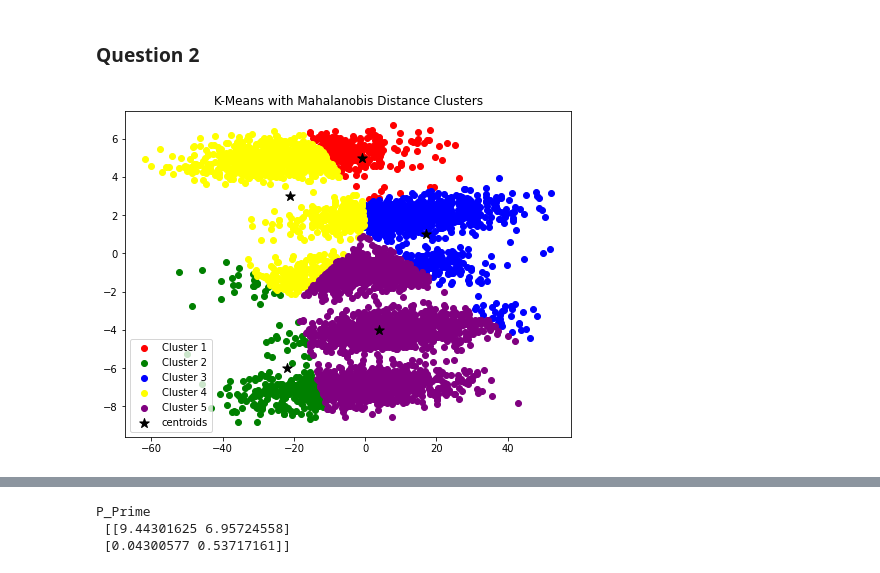
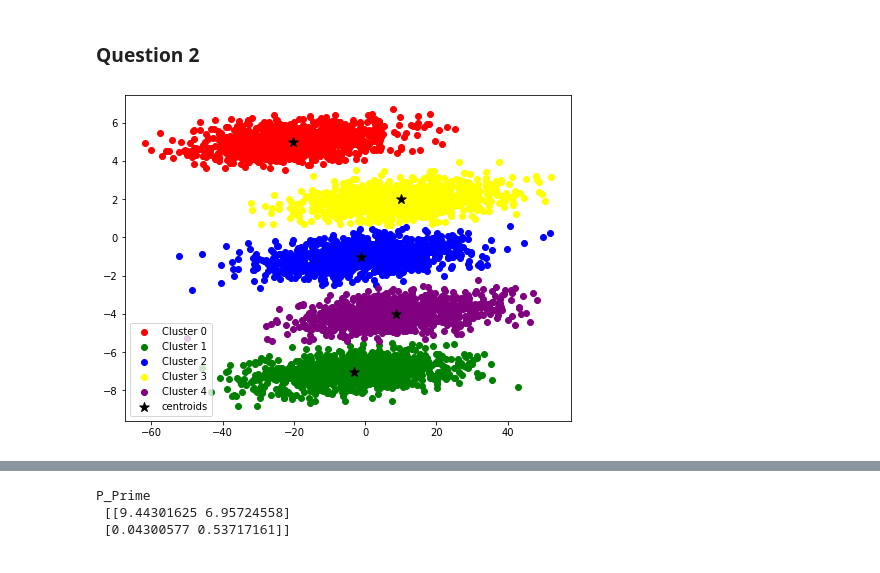
Before and after one commit to NEU-CompSci/assignment-4-JamieTong, a Jupyter notebook: hw4.ipynb, the cells around one changed output, grey strips where cells are left out. Saved outputs shown, nothing was run; the diff lists cells and outputs as text; code cells hidden in the pictures.

```diff
--- a/hw4.ipynb
+++ b/hw4.ipynb
@@ -86,15 +62,28 @@ clusters, centroids = k_means_mahalanobis(data)
+# %%
+P = np.array([[10, 0.5], [-10, 0.25]])
+R = np.linalg.inv(P.T @ P)
+
+def mahalanobis_distance(x, y):
+  return (x - y).T @ R @ (x - y)
+
+centroids = np.array([[10, 10], [-10, -10], [2, 2], [3, 3], [-3, -3]])
+
+for i in range(100):
+  distances = np.zeros((centroids.shape[0], data.shape[0]))
+  for j in range(centroids.shape[0]):
+    distances[j] = np.apply_along_axis(mahalanobis_distance, 1, data, centroids[j])
+  labels = np.argmin(distances, axis=0)
+  centroids = np.array([data[labels == j].mean(axis=0) for j in range(centroids.shape[0])])
 # %%
-# scatter plot with different colors for different clusters
-colors = ['red', 'green', 'blue', 'yellow', 'purple']
 plt.figure(figsize=(8, 6))
-for i in range(len(colors)):
-  plt.scatter(data[clusters == i,0], data[clusters == i,1], c=colors[i], label='Cluster {}'.format(i+1))
-plt.scatter(centroids[:,0], centroids[:,1], marker='*', s=100, color='black',label='centroids')
+for i in range(centroids.shape[0]):
+    plt.scatter(data[labels == i, 0], data[labels == i, 1], color=colors[i], label=f"Cluster {i}")
+
+plt.scatter(centroids[:, 0], centroids[:, 1], c='black', s=100, marker='*',label='centroids')
 plt.legend()
-plt.title('K-Means with Mahalanobis Distance Clusters')
 plt.show()
 # %% [output]
-[figure, old version]
+[figure, new version]
 # %%
 # Perform PCA on aggregate data
 mean_data = data - np.mean(data, axis=0)
```
Also changed, not shown: parts of 3 cells of this notebook.
